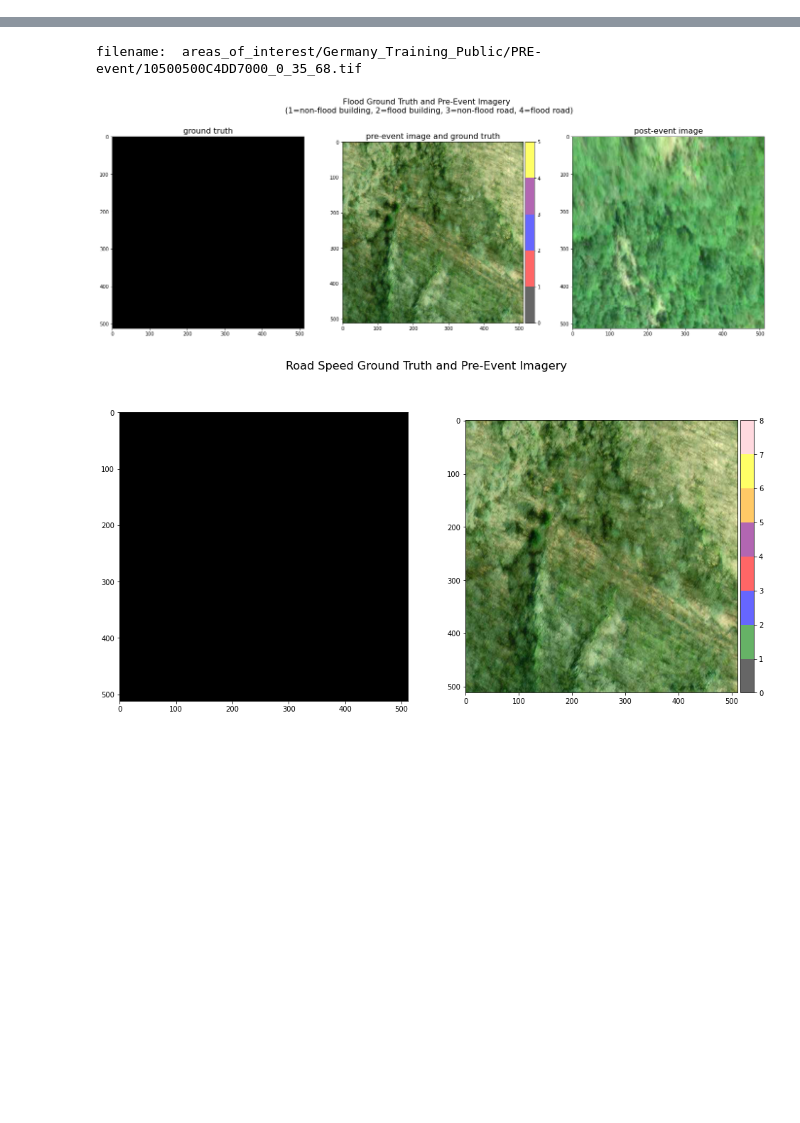
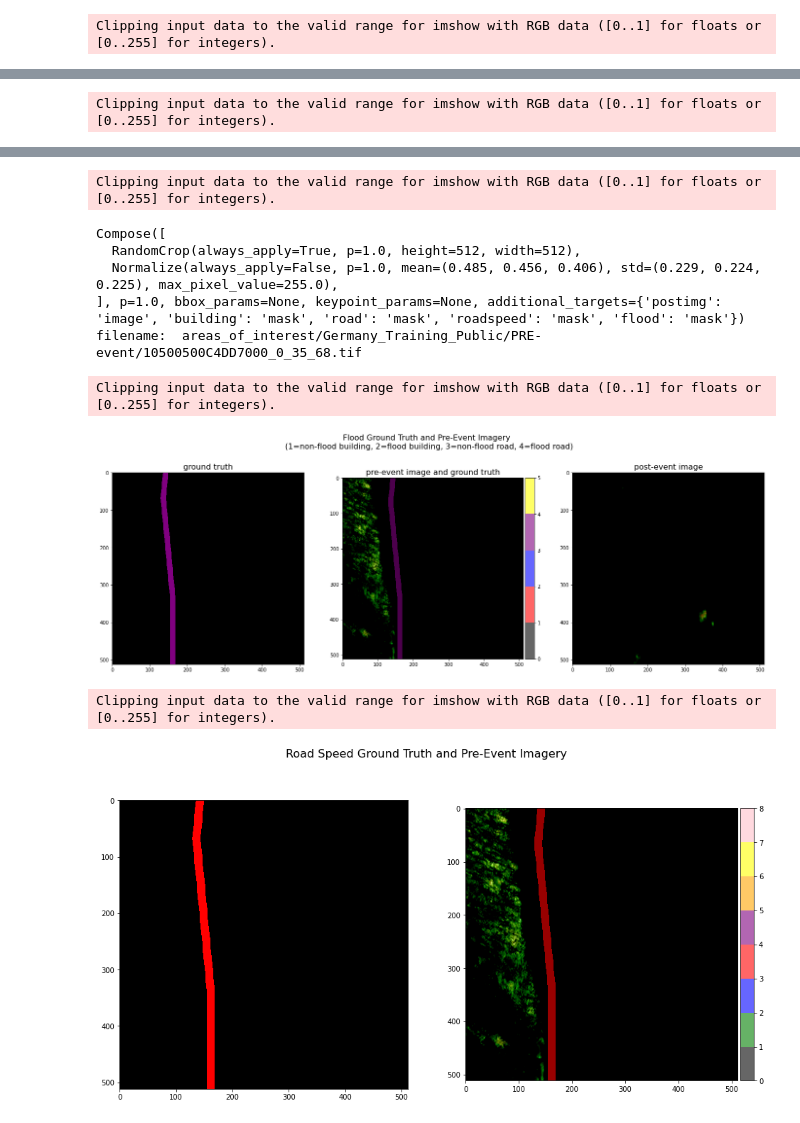
Before and after one commit to SourcedFromWill/SpaceNet8Sub, a Jupyter notebook: visualize_dataset.ipynb, the cells around one changed output, grey strips where cells are left out. Cells and saved outputs as stored; diff of their text form; code cells hidden in the pictures; blank space fills up the shorter version.

Commit message:
changing around train files

```diff
--- a/visualize_dataset.ipynb
+++ b/visualize_dataset.ipynb
@@ -83,15 +83,16 @@ def viz_roadspeed_mask(roadspeed, image=None):
 
 import numpy as np
 import torch
+from albumentations import RandomCrop, Normalize
 
 n_to_visualize = 2 # number of batches to visualize
 input_csv = "areas_of_interest/sn8_data_val.csv"
 
-
+transforms = [RandomCrop(512, 512, always_apply=True), Normalize()]
 dataset = SN8Dataset(input_csv,
                      data_to_load=["preimg","postimg", "building", "road", "roadspeed", "flood"],
                      img_size=(1300,1300),
-                     crop=(512, 512))
+                     transforms=transforms)
 batch_size=1
 
 dataloader = torch.utils.data.DataLoader(dataset, batch_size=batch_size)
@@ -138 +143,2 @@ loaded 122 image filepaths
 filename:  areas_of_interest/Louisiana-East_Training_Public/PRE-event/105001001A0FFC00_0_13_5.tif
+Clipping input data to the valid range for imshow with RGB data ([0..1] for floats or [0..255] for integers).
@@ -139,0 +146 @@ filename:  areas_of_interest/Louisiana-East_Training_Public/PRE-event/105001001A
+Clipping input data to the valid range for imshow with RGB data ([0..1] for floats or [0..255] for integers).
@@ -141,3 +148,10 @@ filename:  areas_of_interest/Louisiana-East_Training_Public/PRE-event/105001001A
-filename:  areas_of_interest/Germany_Training_Public/PRE-event/10500500C4DD7000_0_35_68.tif
+Clipping input data to the valid range for imshow with RGB data ([0..1] for floats or [0..255] for integers).
+Compose([
+  RandomCrop(always_apply=True, p=1.0, height=512, width=512),
+  Normalize(always_apply=False, p=1.0, mean=(0.485, 0.456, 0.406), std=(0.229, 0.224, 0.225), max_pixel_value=255.0),
+], p=1.0, bbox_params=None, keypoint_params=None, additional_targets={'postimg': 'image', 'building': 'mask', 'road': 'mask', 'roadspeed': 'mask', 'flood': 'mask'})
+filename:  areas_of_interest/Germany_Training_Public/PRE-event/10500500C4DD7000_0_35_68.tif
+Clipping input data to the valid range for imshow with RGB data ([0..1] for floats or [0..255] for integers).
-[figure, old version]
+[figure, new version]
+Clipping input data to the valid range for imshow with RGB data ([0..1] for floats or [0..255] for integers).
-[figure, old version]
+[figure, new version]
```
Also changed, not shown: parts of 1 cell of this notebook, 11 other files.
